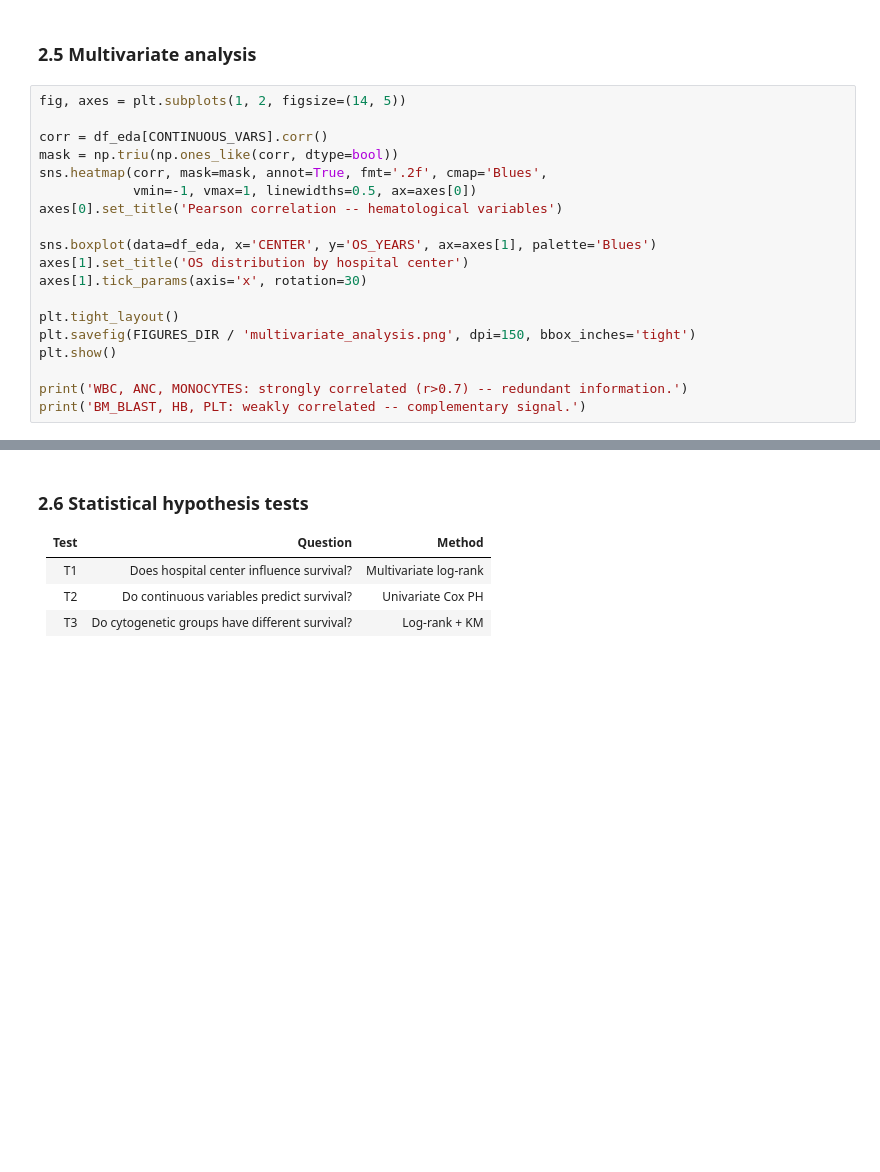
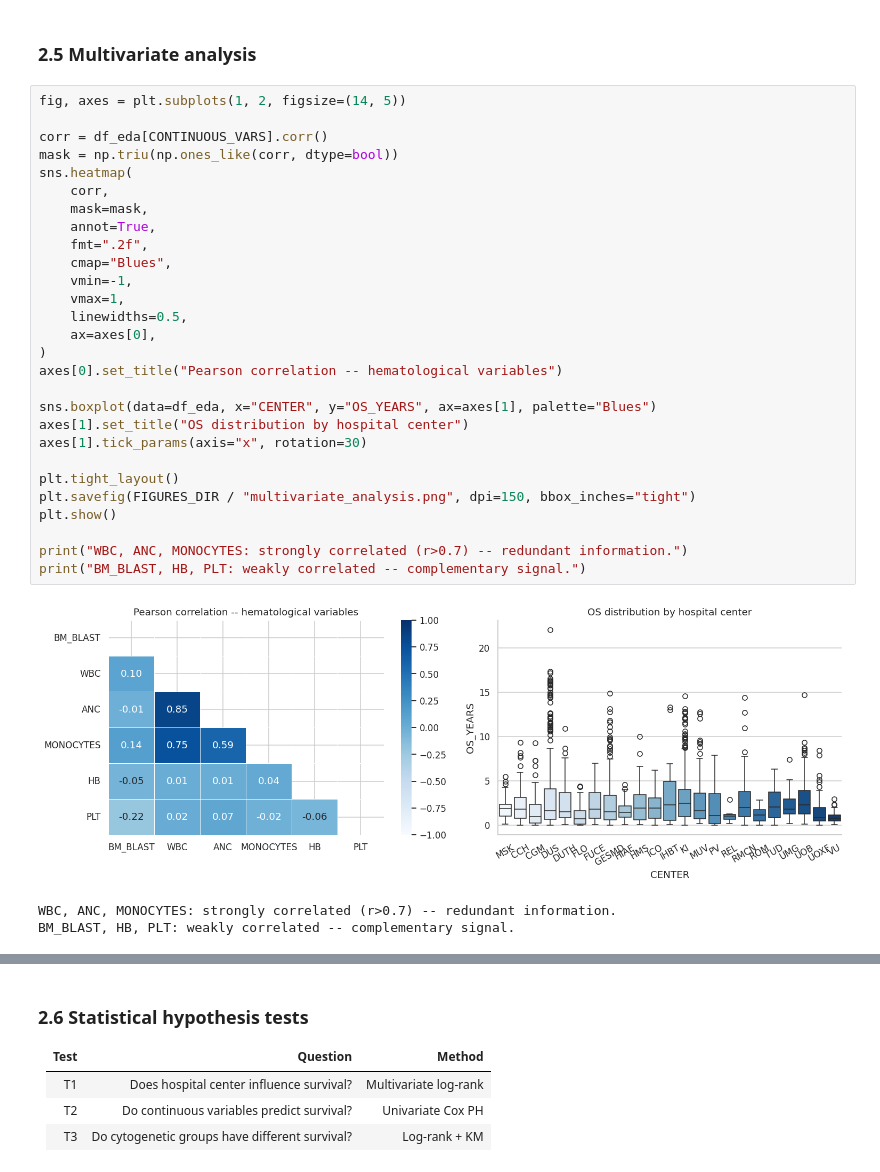
Before and after one commit to Amy1510/leukemia-survival-prediction, a Jupyter notebook: notebooks/survival_analysis.ipynb, the cells around one changed output, grey strips where cells are left out. Saved outputs shown, nothing was run; the diff lists cells and outputs as text; blank space fills up the shorter version.

```diff
--- a/notebooks/survival_analysis.ipynb
+++ b/notebooks/survival_analysis.ipynb
@@ -159,19 +315,32 @@ display(pd.DataFrame(rows).set_index('Variable'))
 # %%
 fig, axes = plt.subplots(1, 2, figsize=(14, 5))
 
 corr = df_eda[CONTINUOUS_VARS].corr()
 mask = np.triu(np.ones_like(corr, dtype=bool))
-sns.heatmap(corr, mask=mask, annot=True, fmt='.2f', cmap='Blues',
-            vmin=-1, vmax=1, linewidths=0.5, ax=axes[0])
-axes[0].set_title('Pearson correlation -- hematological variables')
+sns.heatmap(
+    corr,
+    mask=mask,
+    annot=True,
+    fmt=".2f",
+    cmap="Blues",
+    vmin=-1,
+    vmax=1,
+    linewidths=0.5,
+    ax=axes[0],
+)
+axes[0].set_title("Pearson correlation -- hematological variables")
 
-sns.boxplot(data=df_eda, x='CENTER', y='OS_YEARS', ax=axes[1], palette='Blues')
-axes[1].set_title('OS distribution by hospital center')
-axes[1].tick_params(axis='x', rotation=30)
+sns.boxplot(data=df_eda, x="CENTER", y="OS_YEARS", ax=axes[1], palette="Blues")
+axes[1].set_title("OS distribution by hospital center")
+axes[1].tick_params(axis="x", rotation=30)
 
 plt.tight_layout()
-plt.savefig(FIGURES_DIR / 'multivariate_analysis.png', dpi=150, bbox_inches='tight')
+plt.savefig(FIGURES_DIR / "multivariate_analysis.png", dpi=150, bbox_inches="tight")
 plt.show()
 
-print('WBC, ANC, MONOCYTES: strongly correlated (r>0.7) -- redundant information.')
-print('BM_BLAST, HB, PLT: weakly correlated -- complementary signal.')
+print("WBC, ANC, MONOCYTES: strongly correlated (r>0.7) -- redundant information.")
+print("BM_BLAST, HB, PLT: weakly correlated -- complementary signal.")
+# %% [output]
+[figure, added]
+WBC, ANC, MONOCYTES: strongly correlated (r>0.7) -- redundant information.
+BM_BLAST, HB, PLT: weakly correlated -- complementary signal.
```
Also changed, not shown: parts of 52 cells of this notebook, 12 other files.
